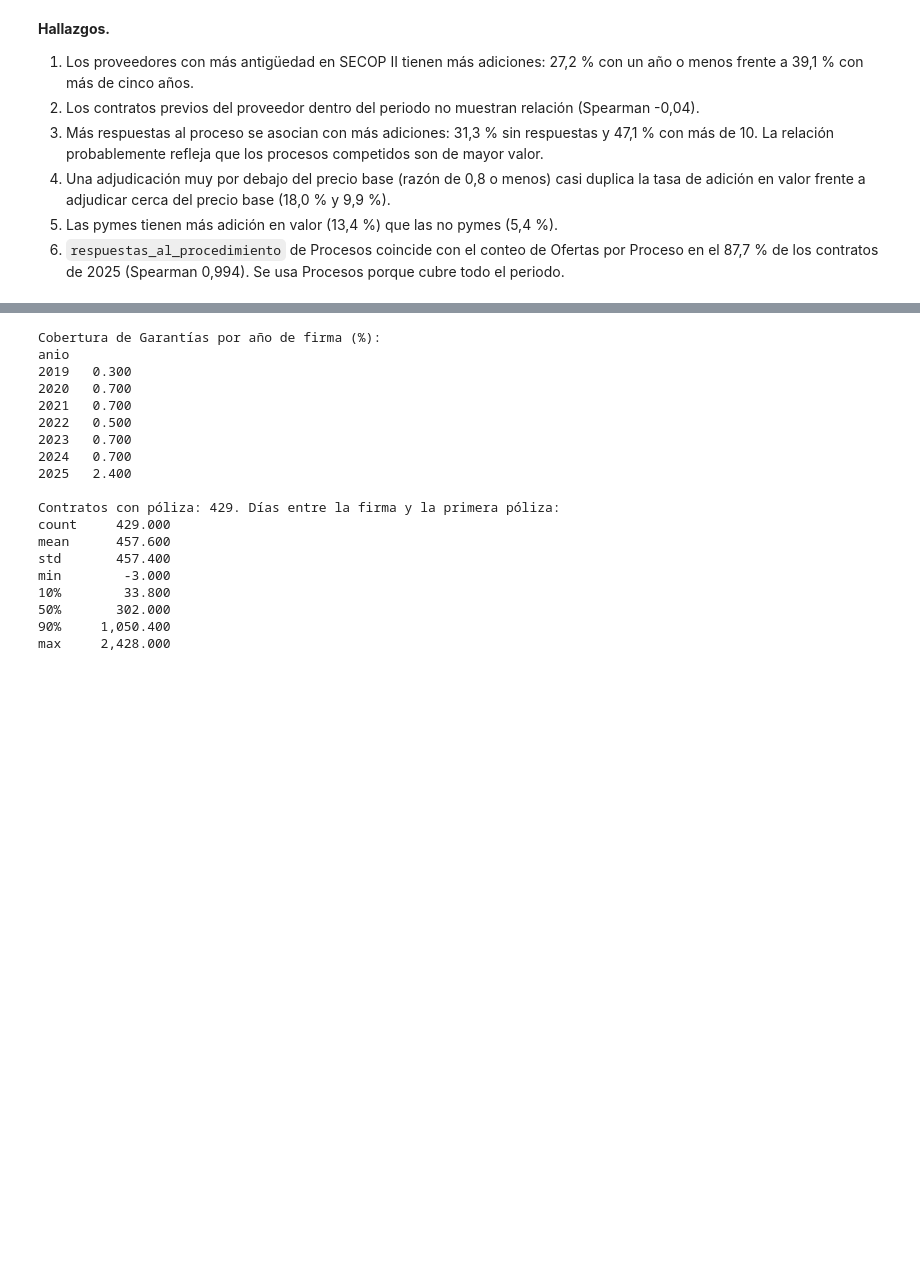
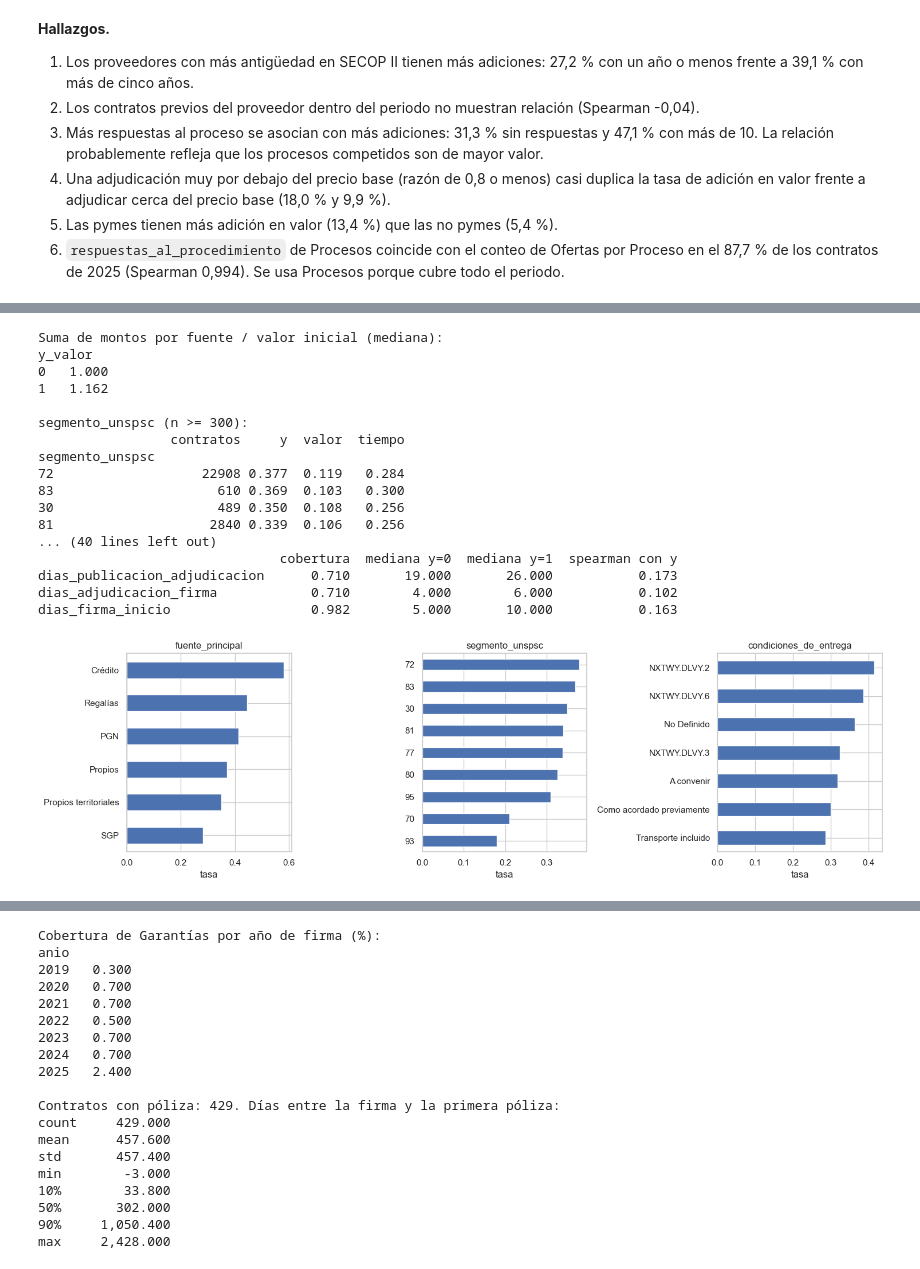
Before and after one commit to Zeal916/project_despliegue_soluciones, a Jupyter notebook: notebooks/01_eda_obra.ipynb, the cells around one changed output, grey strips where cells are left out. Drawn from its saved outputs; the diff is of its cells as text; code cells hidden in the pictures; blank space fills up the shorter version.

```diff
--- a/notebooks/01_eda_obra.ipynb
+++ b/notebooks/01_eda_obra.ipynb
@@ -810,0 +879,69 @@ Otro                        826 0.420  0.143   0.309
+# %%
+df["segmento_unspsc"] = df["codigo_de_categoria_principal"].str.extract(
+    r"V1\.(\d{2})")[0]
+FUENTES = {
+    "presupuesto_general_de_la_nacion_pgn": "PGN",
+    "sistema_general_de_participaciones": "SGP",
+    "sistema_general_de_regal_as": "Regalías",
+    "recursos_propios_alcald_as_gobernaciones_y_resguardos_ind_genas_":
+        "Propios territoriales",
+    "recursos_de_credito": "Crédito",
+    "recursos_propios": "Propios",
+}
+montos = df[list(FUENTES)].apply(numero).fillna(0).rename(columns=FUENTES)
+total = montos.sum(axis=1)
+df["fuente_principal"] = montos.idxmax(axis=1).where(total > 0)
+print("Suma de montos por fuente / valor inicial (mediana):")
+print((total / df["valor_inicial"]).where(total > 0)
+      .groupby(df["y_valor"]).median().round(3).to_string())
+
+adjudicacion = fecha(df["fecha_adjudicacion"])
+df["dias_publicacion_adjudicacion"] = (adjudicacion
+                                       - df["publicacion"]).dt.days
+df["dias_adjudicacion_firma"] = (df["firma"] - adjudicacion).dt.days
+df["dias_firma_inicio"] = (df["inicio"] - df["firma"]).dt.days
+
+categoricas = {"segmento_unspsc": 300, "fuente_principal": 300,
+               "destino_gasto": 300, "condiciones_de_entrega": 300,
+               "el_contrato_puede_ser_prorrogado": 0}
+for var, minimo in categoricas.items():
+    print(f"\n{var} (n >= {minimo}):")
+    print(tasas(df, var, minimo).sort_values("y", ascending=False)
+          .to_string())
+
+tiempos = ["dias_publicacion_adjudicacion", "dias_adjudicacion_firma",
+           "dias_firma_inicio"]
+resumen = pd.DataFrame({
+    "cobertura": df[tiempos].notna().mean(),
+    "mediana y=0": df.loc[df["y"] == 0, tiempos].median(),
+    "mediana y=1": df.loc[df["y"] == 1, tiempos].median(),
+    "spearman con y": [spearman(df, v, "y") for v in tiempos],
+})
+print("\nTiempos del proceso (días):")
+print(resumen.round(3).to_string())
+
+fig, ax = plt.subplots(1, 3, figsize=(15, 4.5))
+for eje, var in zip(ax, ["fuente_principal", "segmento_unspsc",
+                         "condiciones_de_entrega"]):
+    tasas(df, var, 300)["y"].sort_values().plot.barh(ax=eje, title=var)
+    eje.set(xlabel="tasa", ylabel="")
+guardar_figura("10_objeto_financiacion")
+# %% [output]
+Suma de montos por fuente / valor inicial (mediana):
+y_valor
+0   1.000
+1   1.162
+
+segmento_unspsc (n >= 300):
+                 contratos     y  valor  tiempo
+segmento_unspsc
+72                   22908 0.377  0.119   0.284
+83                     610 0.369  0.103   0.300
+30                     489 0.350  0.108   0.256
+81                    2840 0.339  0.106   0.256
+... (40 lines left out)
+                               cobertura  mediana y=0  mediana y=1  spearman con y
+dias_publicacion_adjudicacion      0.710       19.000       26.000           0.173
+dias_adjudicacion_firma            0.710        4.000        6.000           0.102
+dias_firma_inicio                  0.982        5.000       10.000           0.163
+[figure, added]
```
Also changed, not shown: parts of 18 cells of this notebook, 2 other files.
